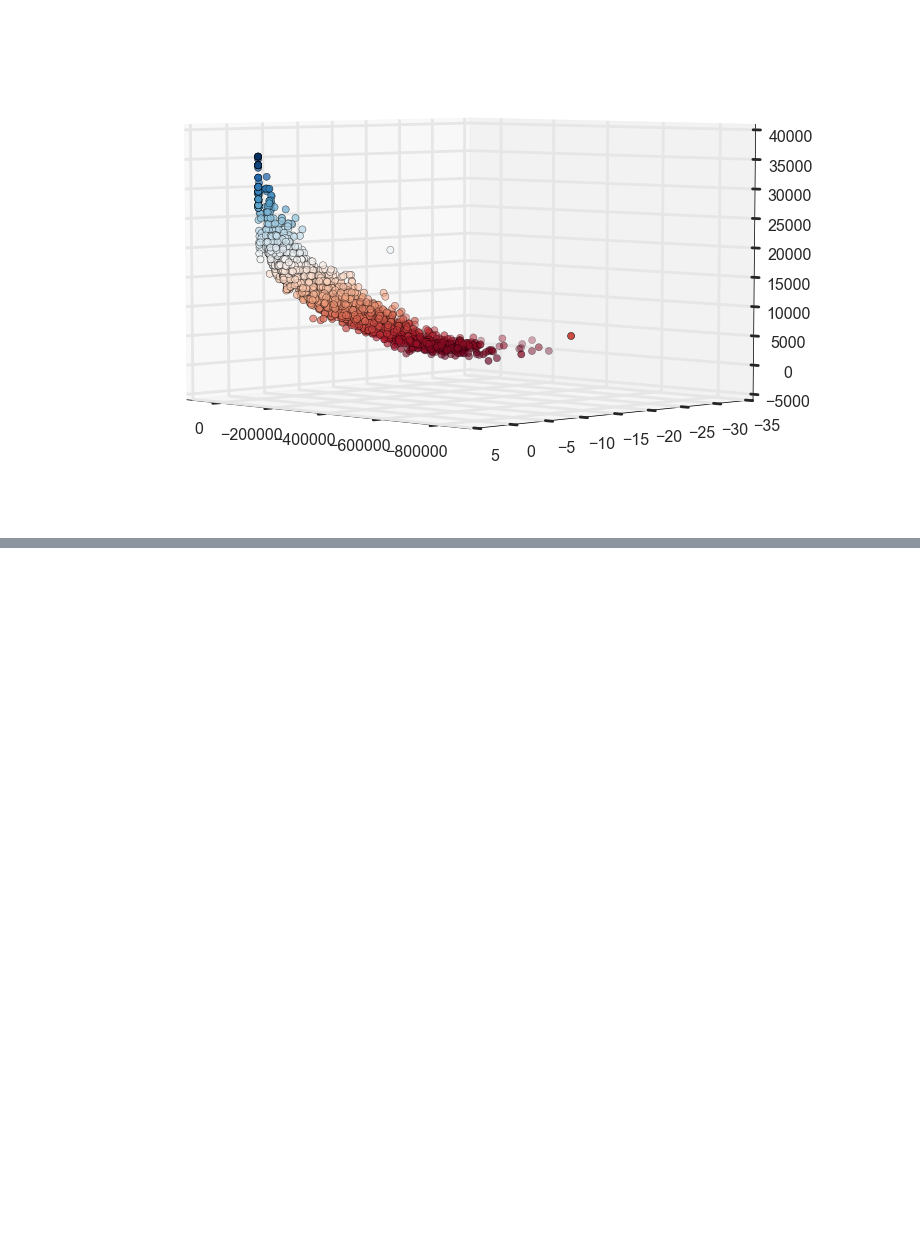
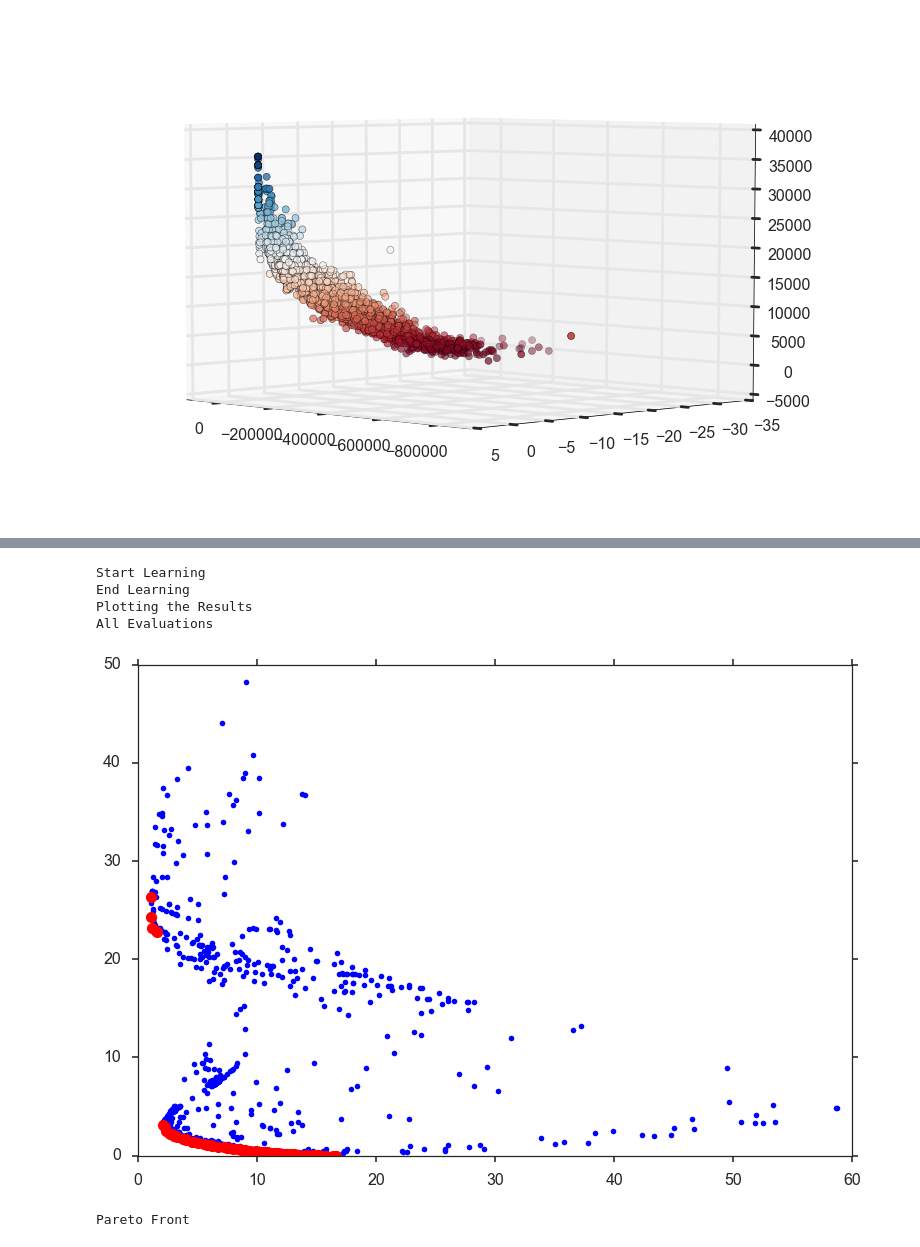
Before and after one commit to epkuznetsova/capstone_project_carsales, a Jupyter notebook: test_version/test.ipynb, the cells around one changed output, grey strips where cells are left out. Drawn from its saved outputs; the diff is of its cells as text; code cells hidden in the pictures; blank space fills up the shorter version.

```diff
--- a/test_version/test.ipynb
+++ b/test_version/test.ipynb
@@ -463,0 +600,67 @@ plt.show()
+# %%
+import pybrain
+#!/usr/bin/env python
+""" An illustration of using the NSGA-II multi-objective optimization algorithm
+on Unconstrained Multi-Objective Optimization benchmark function. """
+
+__author__ = 'Jean Pierre Queau, jeanpierre.queau@sbmoffshore.com'
+
+from pybrain.optimization import MultiObjectiveGA
+from pybrain.rl.environments.functions.multiobjective import Deb, Pol
+import pylab
+from scipy import zeros, array
+
+# The Deb function
+#f = Deb()
+# The Pol function
+f = Pol()
+
+# start at the origin
+x0 = zeros(f.indim)
+
+x0 = array([min_ for min_, max_ in f.xbound])
+
+# the optimization for a maximum of 25 generations
+n = MultiObjectiveGA(f, x0, storeAllEvaluations = True, populationSize = 50, eliteProportion = 1.0,
+    topProportion = 1.0, mutationProb = 0.5, mutationStdDev = 0.1, storeAllPopulations = True, allowEquality = False)
+print('Start Learning')
+n.learn(30)
+print('End Learning')
+
+# plotting the results (blue = all evaluated points, red = resulting pareto front)
+print('Plotting the Results')
+print('All Evaluations')
+for x in n._allEvaluations: pylab.plot([x[0]], [x[1]], 'b.')
+for x in n.bestEvaluation: pylab.plot([x[0]], [x[1]], 'ro')
+pylab.show()
+print('Pareto Front')
+for x in n.bestEvaluation: pylab.plot([x[0]], [x[1]], 'ro')
+pylab.show()
+print('===========')
+print('= Results =')
+print('===========')
+'''
+i=0
+for gen in n._allGenerations:
+    print 'Generation: ',i
+    for j in range(len(gen[1])):
+        print gen[1].keys()[j],gen[1].values()[j]
+    i+=1
+'''
+print('Population size ',n.populationSize)
+print('Elitism Proportion ',n.eliteProportion)
+print('Mutation Probability ',n.mutationProb)
+print('Mutation Std Deviation ',n.mutationStdDev)
+print('Objective Evaluation number ',n.numEvaluations)
+print('last generation Length of bestEvaluation ',len(n.bestEvaluation))
+print('Best Evaluable : Best Evaluation')
+for i in range(len(n.bestEvaluation)):
+    assert len(n.bestEvaluation) == len(n.bestEvaluable)
+    print(n.bestEvaluable[i],':',n.bestEvaluation[i])
+# %% [output]
+Start Learning
+End Learning
+Plotting the Results
+All Evaluations
+[figure, added]
+Pareto Front
```
Also changed, not shown: parts of 8 cells of this notebook.
